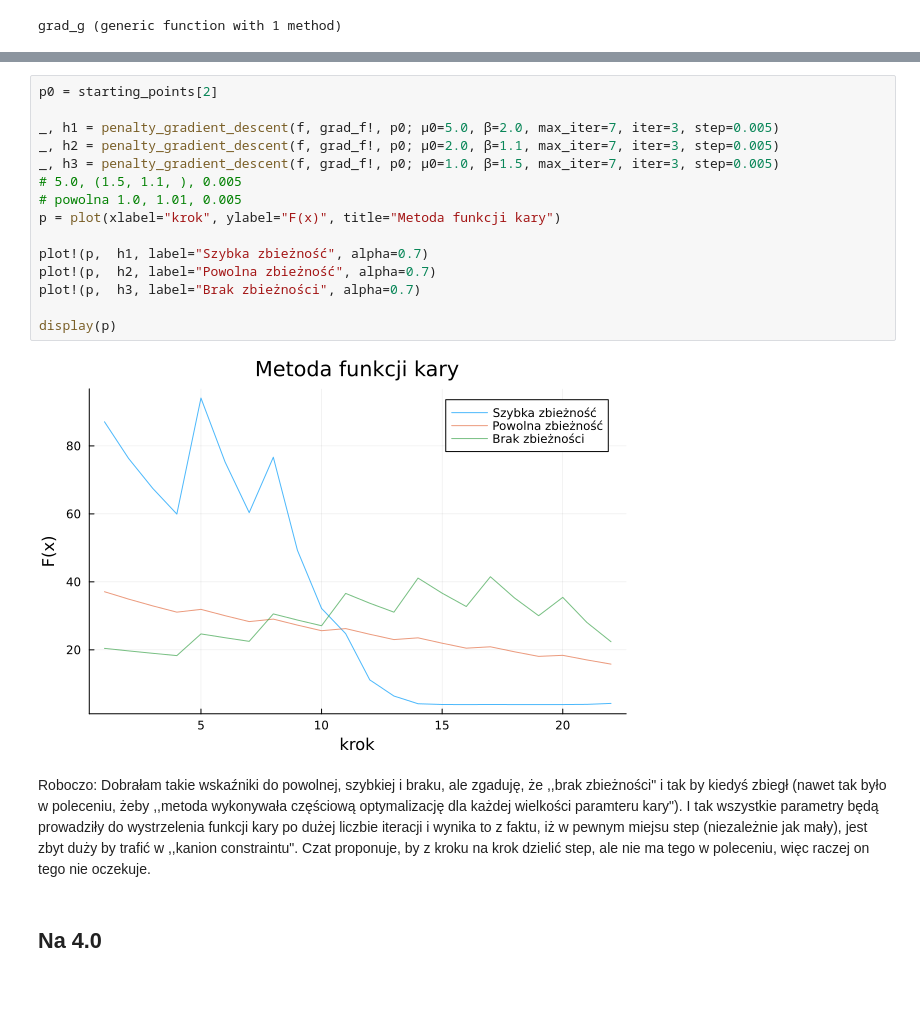
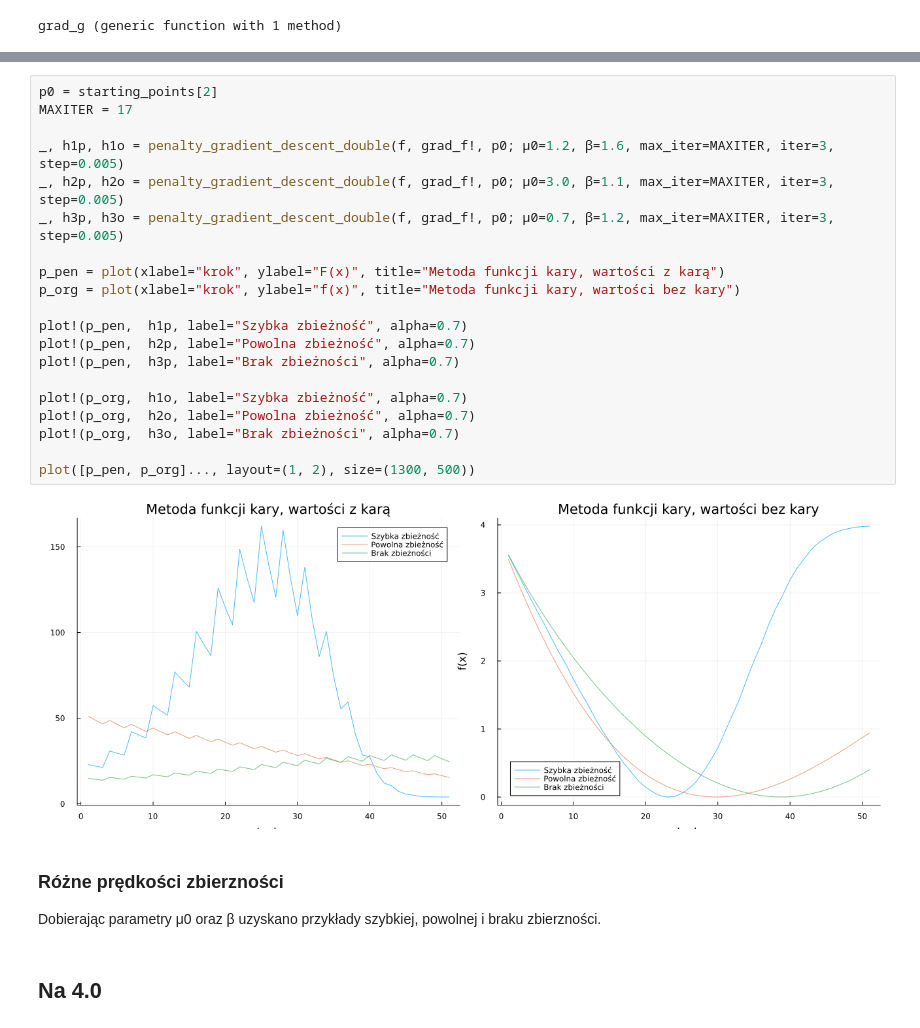
Before and after one commit to esarna/metody-i-algorytmy-optymalizacji, a Jupyter notebook: lab2/zad2.ipynb, the cells around one changed output, grey strips where cells are left out. Drawn from its saved outputs; the diff is of its cells as text; blank space fills up the shorter version.

```diff
--- a/lab2/zad2.ipynb
+++ b/lab2/zad2.ipynb
@@ -272,21 +296,28 @@ TO-DO: zilustrowanie braku zbieżności, szybkiej i powolonej zbieżności -- id
 # %%
 p0 = starting_points[2]
+MAXITER = 17
 
-_, h1 = penalty_gradient_descent(f, grad_f!, p0; μ0=5.0, β=2.0, max_iter=7, iter=3, step=0.005)
-_, h2 = penalty_gradient_descent(f, grad_f!, p0; μ0=2.0, β=1.1, max_iter=7, iter=3, step=0.005)
-_, h3 = penalty_gradient_descent(f, grad_f!, p0; μ0=1.0, β=1.5, max_iter=7, iter=3, step=0.005)
-# 5.0, (1.5, 1.1, ), 0.005
-# powolna 1.0, 1.01, 0.005
-p = plot(xlabel="krok", ylabel="F(x)", title="Metoda funkcji kary")
+_, h1p, h1o = penalty_gradient_descent_double(f, grad_f!, p0; μ0=1.2, β=1.6, max_iter=MAXITER, iter=3, step=0.005)
+_, h2p, h2o = penalty_gradient_descent_double(f, grad_f!, p0; μ0=3.0, β=1.1, max_iter=MAXITER, iter=3, step=0.005)
+_, h3p, h3o = penalty_gradient_descent_double(f, grad_f!, p0; μ0=0.7, β=1.2, max_iter=MAXITER, iter=3, step=0.005)
 
-plot!(p,  h1, label="Szybka zbieżność", alpha=0.7)
-plot!(p,  h2, label="Powolna zbieżność", alpha=0.7)
-plot!(p,  h3, label="Brak zbieżności", alpha=0.7)
+p_pen = plot(xlabel="krok", ylabel="F(x)", title="Metoda funkcji kary, wartości z karą")
+p_org = plot(xlabel="krok", ylabel="f(x)", title="Metoda funkcji kary, wartości bez kary")
 
-display(p)
+plot!(p_pen,  h1p, label="Szybka zbieżność", alpha=0.7)
+plot!(p_pen,  h2p, label="Powolna zbieżność", alpha=0.7)
+plot!(p_pen,  h3p, label="Brak zbieżności", alpha=0.7)
+
+plot!(p_org,  h1o, label="Szybka zbieżność", alpha=0.7)
+plot!(p_org,  h2o, label="Powolna zbieżność", alpha=0.7)
+plot!(p_org,  h3o, label="Brak zbieżności", alpha=0.7)
+
+plot([p_pen, p_org]..., layout=(1, 2), size=(1300, 500))
 # %% [output]
-[figure, old version]
+[figure, new version]
-# %% [markdown]
-Roboczo: Dobrałam takie wskaźniki do powolnej, szybkiej i braku, ale zgaduję, że ,,brak zbieżności" i tak by kiedyś zbiegł (nawet tak było w poleceniu, żeby ,,metoda wykonywała częściową optymalizację dla każdej wielkości paramteru kary"). I tak wszystkie parametry będą prowadziły do wystrzelenia funkcji kary po dużej liczbie iteracji i wynika to z faktu, iż w pewnym miejsu step (niezależnie jak mały), jest zbyt duży by trafić w ,,kanion constraintu". Czat proponuje, by z kroku na krok dzielić step, ale nie ma tego w poleceniu, więc raczej on tego nie oczekuje.
+# %% [markdown]
+### Różne prędkości zbierzności
+
+Dobierając parametry μ0 oraz β uzyskano przykłady szybkiej, powolnej i braku zbierzności.
 # %% [markdown]
 ## Na 4.0
```
Also changed, not shown: parts of 18 cells of this notebook, 2 other files.
